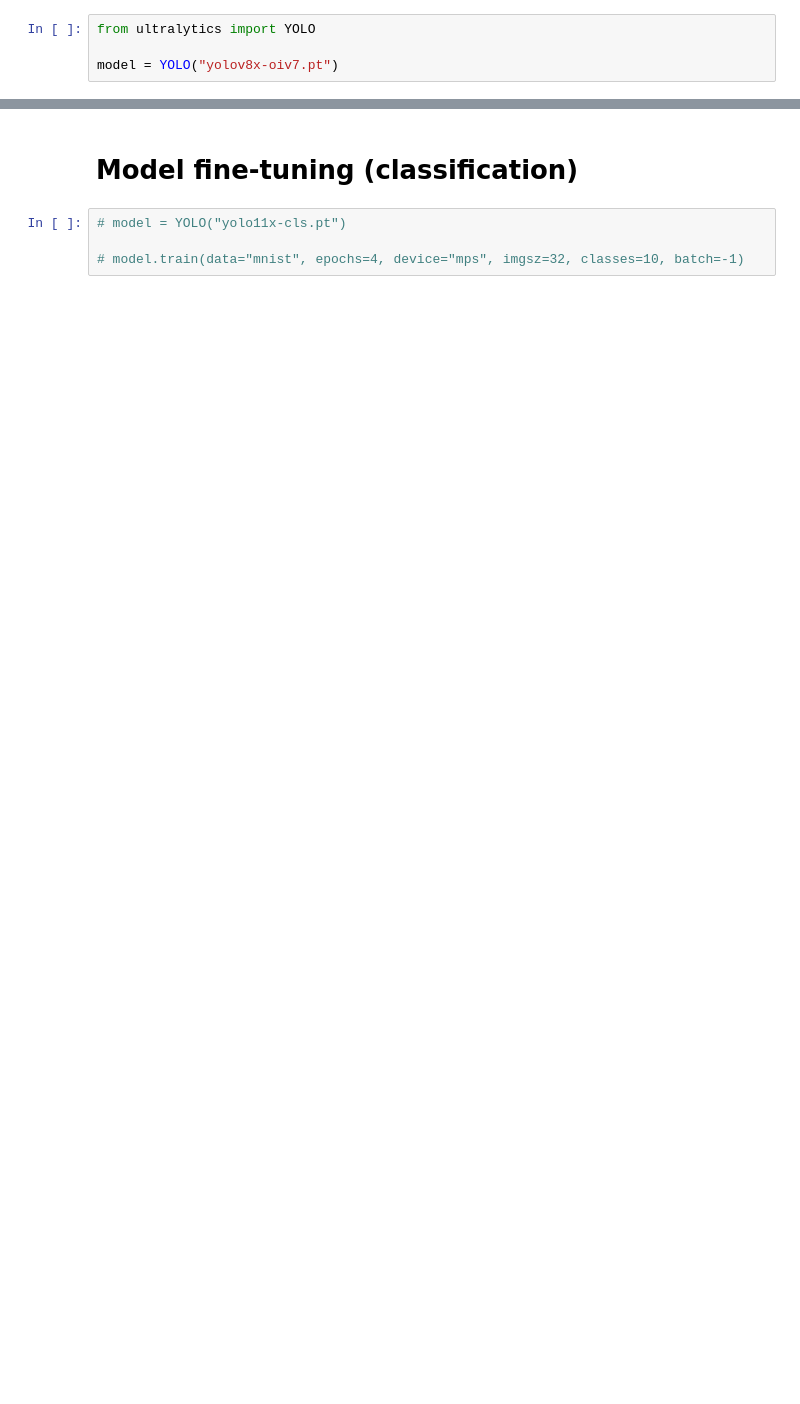
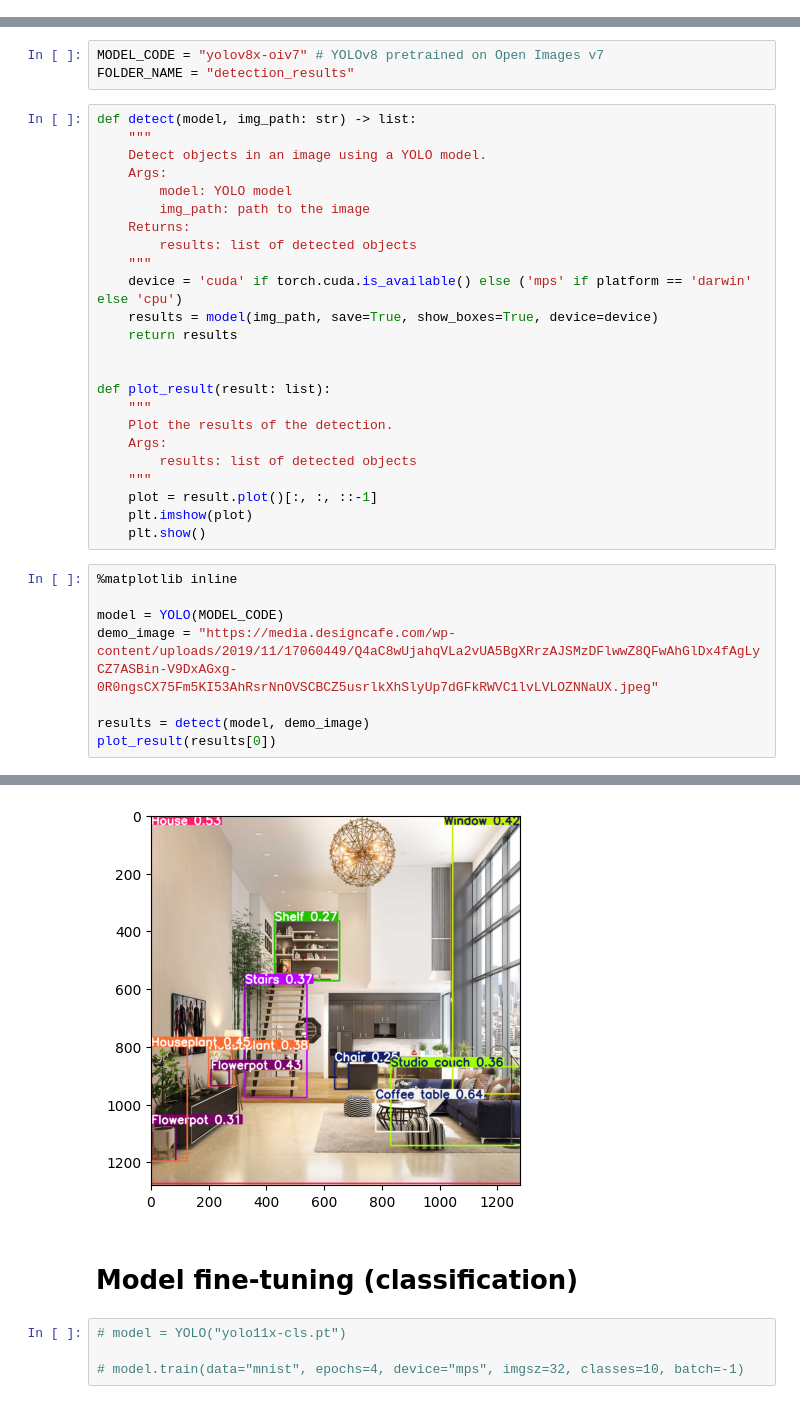
Before and after one commit to Tommaso-Sgroi/LittleBrother, a Jupyter notebook: demo.ipynb, the cells around one changed output, grey strips where cells are left out. Drawn from its saved outputs; the diff is of its cells as text; blank space fills up the shorter version.

```diff
--- a/demo.ipynb
+++ b/demo.ipynb
@@ -1,4 +0,0 @@
-# %%
-from ultralytics import YOLO
-
-model = YOLO("yolov8x-oiv7.pt")
@@ -25,0 +10,36 @@ Results saved to /home/tommaso/PycharmProjects/ComputerVision/runs/detect/predic
+# %%
+MODEL_CODE = "yolov8x-oiv7" # YOLOv8 pretrained on Open Images v7
+FOLDER_NAME = "detection_results"
+# %%
+def detect(model, img_path: str) -> list:
+    """
+    Detect objects in an image using a YOLO model.
+    Args:
+        model: YOLO model
+        img_path: path to the image
+    Returns:
+        results: list of detected objects
+    """
+    device = 'cuda' if torch.cuda.is_available() else ('mps' if platform == 'darwin' else 'cpu')
+    results = model(img_path, save=True, show_boxes=True, device=device)
+    return results
+
+
+def plot_result(result: list):
+    """
+    Plot the results of the detection.
+    Args:
+        results: list of detected objects
+    """
+    plot = result.plot()[:, :, ::-1]
+    plt.imshow(plot)
+    plt.show()
+# %%
+%matplotlib inline
+
+model = YOLO(MODEL_CODE)
+demo_image = "https://media.designcafe.com/wp-content/uploads/2019/11/17060449/Q4aC8wUjahqVLa2vUA5BgXRrzAJSMzDFlwwZ8QFwAhGlDx4fAgLyCZ7ASBin-V9DxAGxg-0R0ngsCX75Fm5KI53AhRsrNnOVSCBCZ5usrlkXhSlyUp7dGFkRWVC1lvLVLOZNNaUX.jpeg"
+
+results = detect(model, demo_image)
+plot_result(results[0])
+# %% [output]
@@ -26,3 +50,4 @@ Results saved to /home/tommaso/PycharmProjects/ComputerVision/runs/detect/predic
+[figure, added]
 # %% [markdown]
 # Model fine-tuning (classification)
 # %%
```
Also changed, not shown: parts of 6 cells of this notebook.
